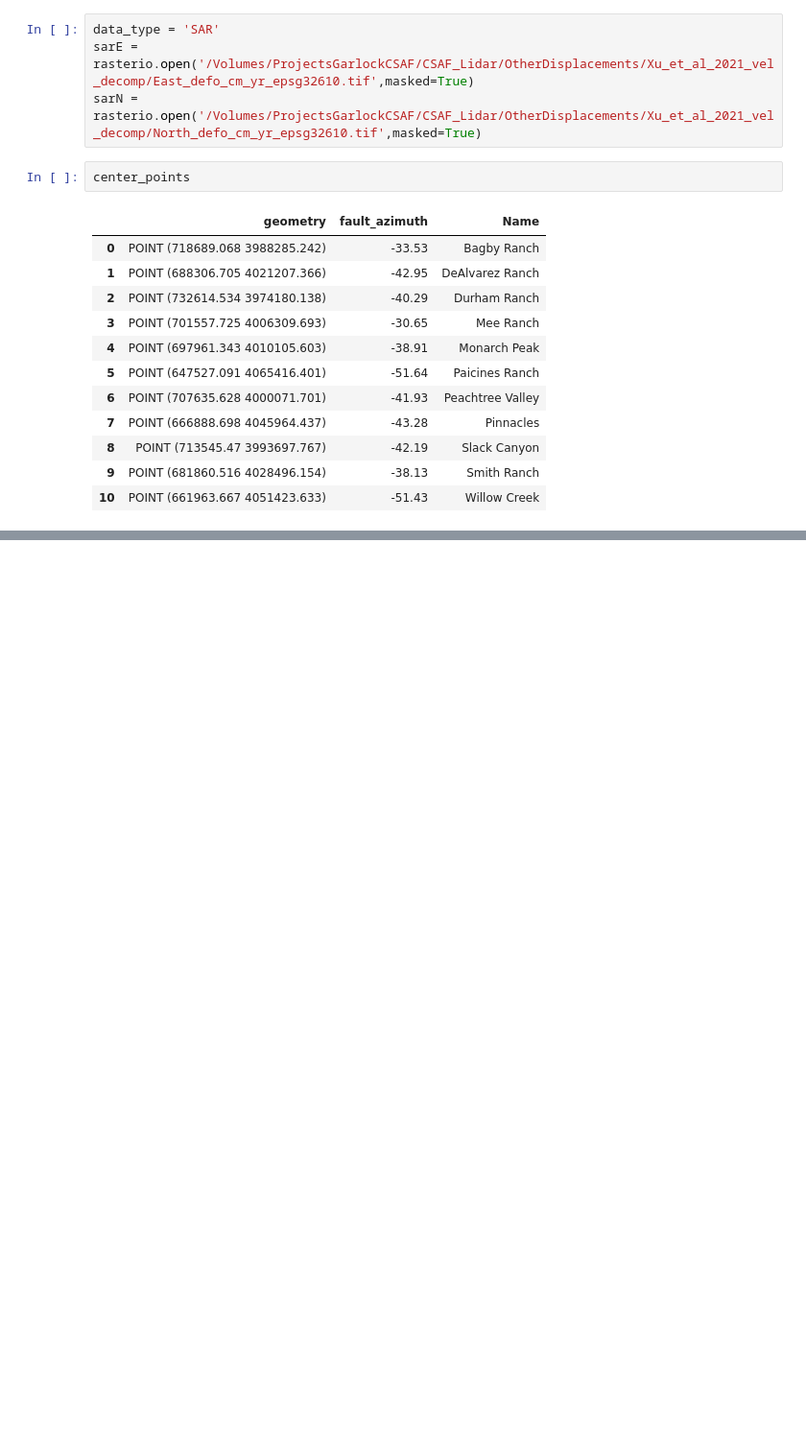
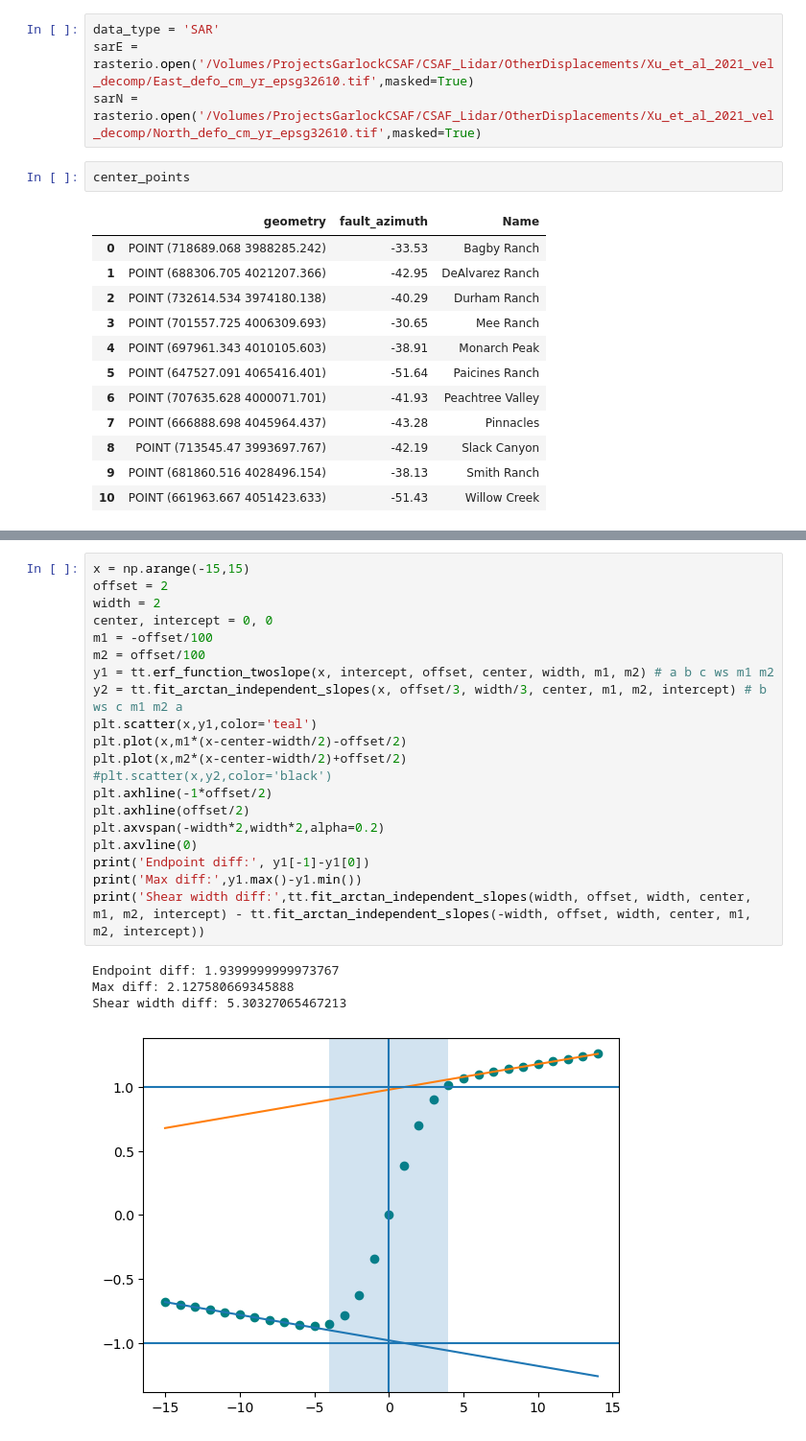
Before and after one commit to cehanagan/ImageryResources, a Jupyter notebook: Notebooks/CSAF_FigureNotebooks/ProfilesAtScale.ipynb, the cells around one changed output, grey strips where cells are left out. Shown at 96% size. Drawn from its saved outputs; the diff is of its cells as text; blank space fills up the shorter version.

```diff
--- a/Notebooks/CSAF_FigureNotebooks/ProfilesAtScale.ipynb
+++ b/Notebooks/CSAF_FigureNotebooks/ProfilesAtScale.ipynb
@@ -188,2 +170,27 @@ Saving profile fits to: /Users/chanagan/Downloads/SARProfiles_Profile4_SampleSpa
 Saving profile fits to: /Users/chanagan/Downloads/SARProfiles_Profile5_SampleSpacing200_ProfLen50000_SwathWidth1000_SAR.csv
 ... (10 outputs left out)
+# %%
+x = np.arange(-15,15)
+offset = 2
+width = 2
+center, intercept = 0, 0
+m1 = -offset/100
+m2 = offset/100
+y1 = tt.erf_function_twoslope(x, intercept, offset, center, width, m1, m2) # a b c ws m1 m2
+y2 = tt.fit_arctan_independent_slopes(x, offset/3, width/3, center, m1, m2, intercept) # b ws c m1 m2 a
+plt.scatter(x,y1,color='teal')
+plt.plot(x,m1*(x-center-width/2)-offset/2)
+plt.plot(x,m2*(x-center-width/2)+offset/2)
+#plt.scatter(x,y2,color='black')
+plt.axhline(-1*offset/2)
+plt.axhline(offset/2)
+plt.axvspan(-width*2,width*2,alpha=0.2)
+plt.axvline(0)
+print('Endpoint diff:', y1[-1]-y1[0])
+print('Max diff:',y1.max()-y1.min())
+print('Shear width diff:',tt.fit_arctan_independent_slopes(width, offset, width, center, m1, m2, intercept) - tt.fit_arctan_independent_slopes(-width, offset, width, center, m1, m2, intercept))
+# %% [output]
+Endpoint diff: 1.9399999999973767
+Max diff: 2.127580669345888
+Shear width diff: 5.30327065467213
+[figure, added]
```
Also changed, not shown: parts of 6 cells of this notebook, 1 other file.
